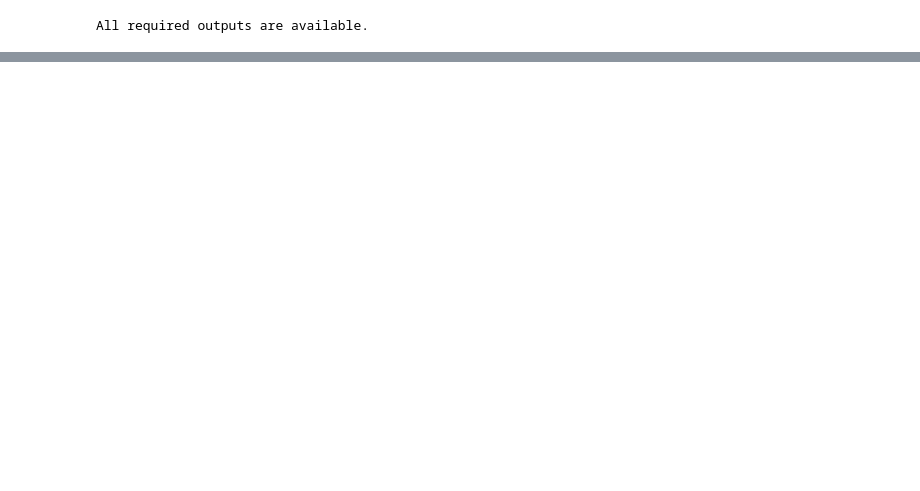
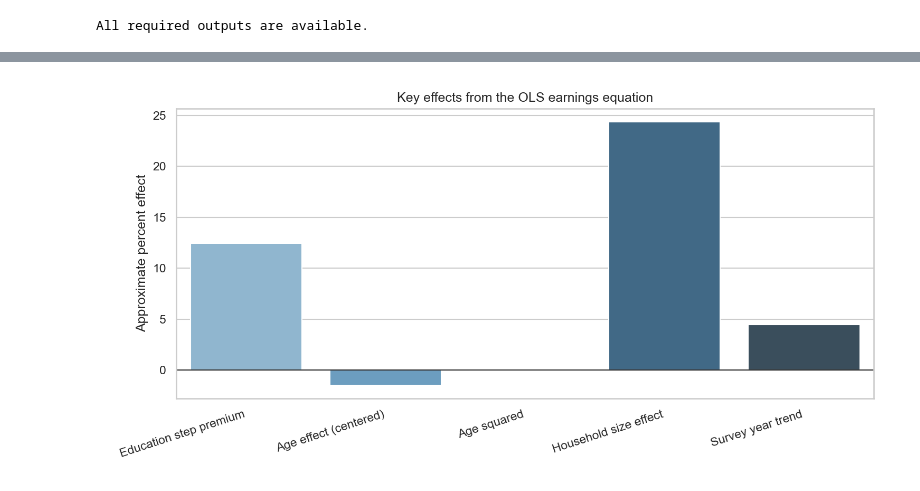
Before and after one commit to TorradoSantiago/korea_income-welfare, a Jupyter notebook: income_welfare_modeling.ipynb, the cells around one changed output, grey strips where cells are left out. Cells and saved outputs as stored; diff of their text form; code cells hidden in the pictures; blank space fills up the shorter version.

```diff
--- a/income_welfare_modeling.ipynb
+++ b/income_welfare_modeling.ipynb
@@ -84,0 +235,4 @@ for figure_path in [
+# %%
+display(Image(filename=str(BASE_DIR / 'outputs/figures/ols_key_effects.png'), width=900))
+# %% [output]
+[figure, added]
```
Also changed, not shown: parts of 20 cells of this notebook, 1 other file.
